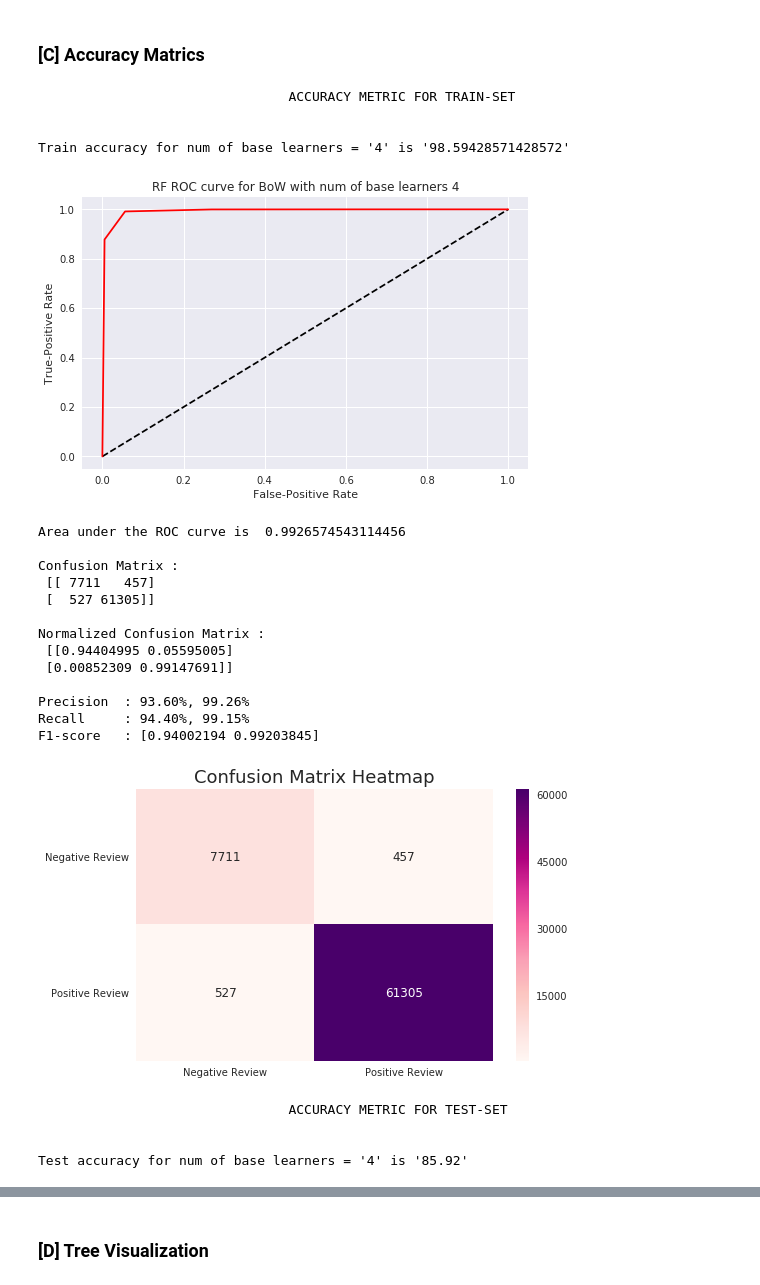
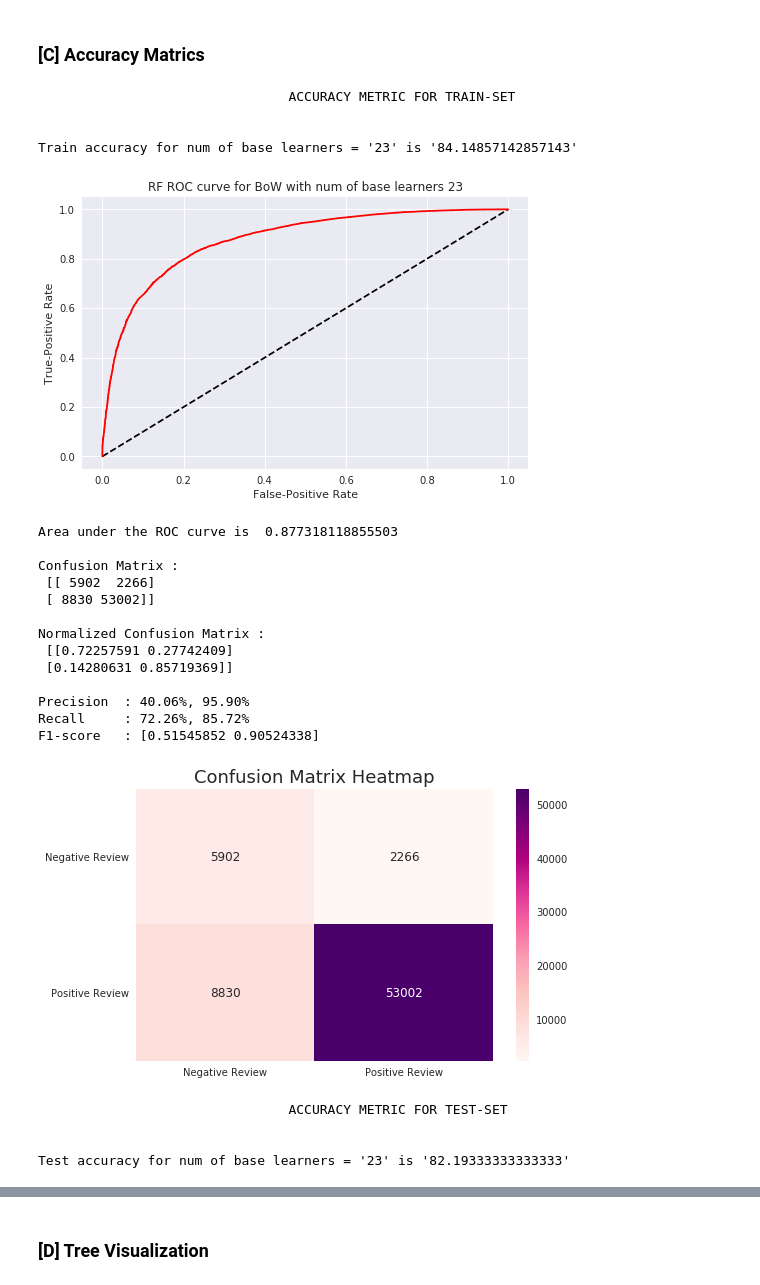
Before and after one commit to sradheya99/ML-Algorithms, a Jupyter notebook: 8.Random Forest/RF&GBDT_AZ.ipynb, the cells around one changed output, grey strips where cells are left out. Cells and saved outputs as stored; diff of their text form; code cells hidden in the pictures.

```diff
--- a/8.Random Forest/RF&GBDT_AZ.ipynb
+++ b/8.Random Forest/RF&GBDT_AZ.ipynb
@@ -245,7 +247,7 @@ def error_comparision(cv_err, train_err):
 # plotting ROC curve along with confusion matrix
 def final_test_acc(train_data, train_score, test_data, test_score, base, name):
 
-    rf = RandomForestClassifier(n_estimators=base, class_weight='balanced', n_jobs=-1)
+    rf = RandomForestClassifier(n_estimators=base, class_weight='balanced', n_jobs=-1, max_depth=10)
     rf.fit(train_data, train_score)
 
 
@@ -782,28 +749,28 @@ RandomForestClassifier(bootstrap=True, class_weight='balanced',
 ### [C] Accuracy Matrics
 # %%
 # accuracy measures for train and test data
-final_test_acc(final_counts_train, train_y, final_counts_test, test_y, 4, 'BoW')
+final_test_acc(final_counts_train, train_y, final_counts_test, test_y, 23, 'BoW')
 # %% [output]
                                 ACCURACY METRIC FOR TRAIN-SET
 
 
-Train accuracy for num of base learners = '4' is '98.59428571428572'
+Train accuracy for num of base learners = '23' is '84.14857142857143'
-[figure, old version]
+[figure, new version]
-Area under the ROC curve is  0.9926574543114456
+Area under the ROC curve is  0.877318118855503
 
 Confusion Matrix :
- [[ 7711   457]
- [  527 61305]]
+ [[ 5902  2266]
+ [ 8830 53002]]
 
 Normalized Confusion Matrix :
- [[0.94404995 0.05595005]
- [0.00852309 0.99147691]]
+ [[0.72257591 0.27742409]
+ [0.14280631 0.85719369]]
 
-Precision  : 93.60%, 99.26%
-Recall     : 94.40%, 99.15%
-F1-score   : [0.94002194 0.99203845]
+Precision  : 40.06%, 95.90%
+Recall     : 72.26%, 85.72%
+F1-score   : [0.51545852 0.90524338]
-[figure, old version]
+[figure, new version]
                                 ACCURACY METRIC FOR TEST-SET
 
 
-Test accuracy for num of base learners = '4' is '85.92'
+Test accuracy for num of base learners = '23' is '82.19333333333333'
```
Also changed, not shown: parts of 32 cells of this notebook.
